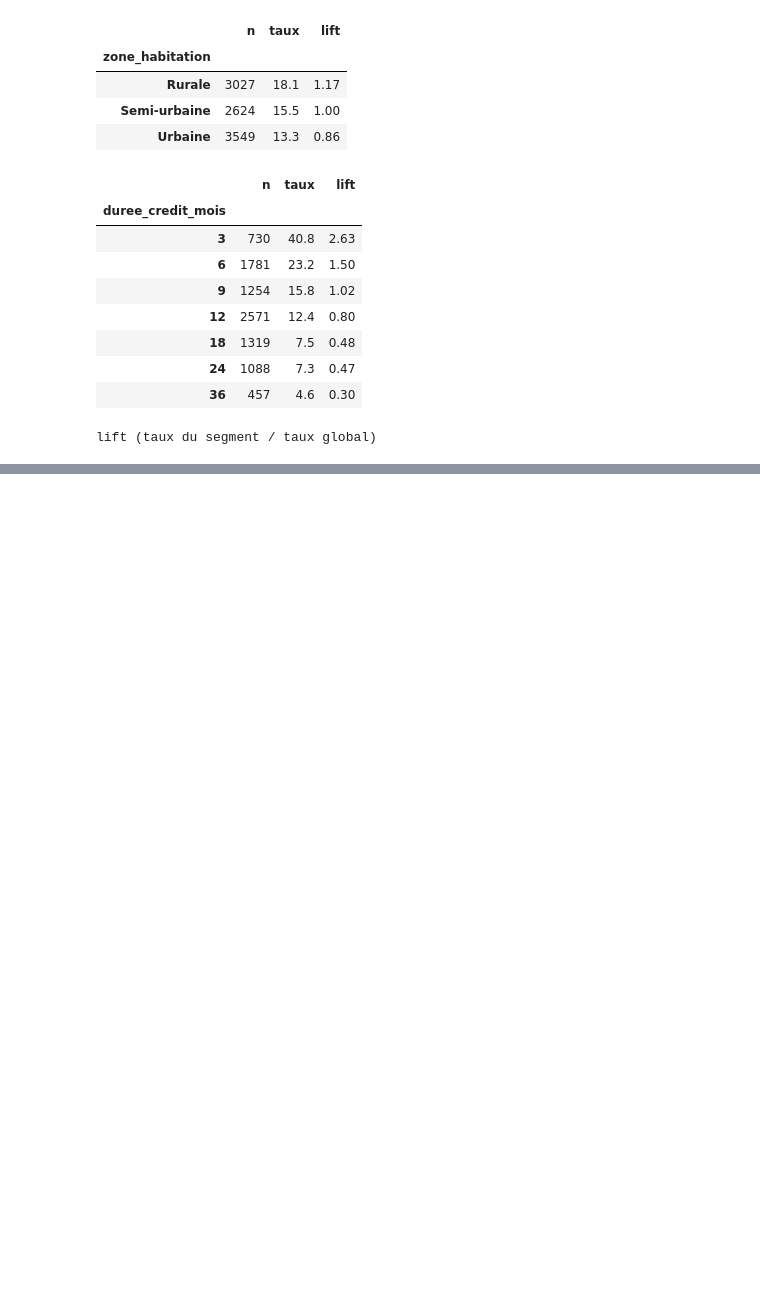
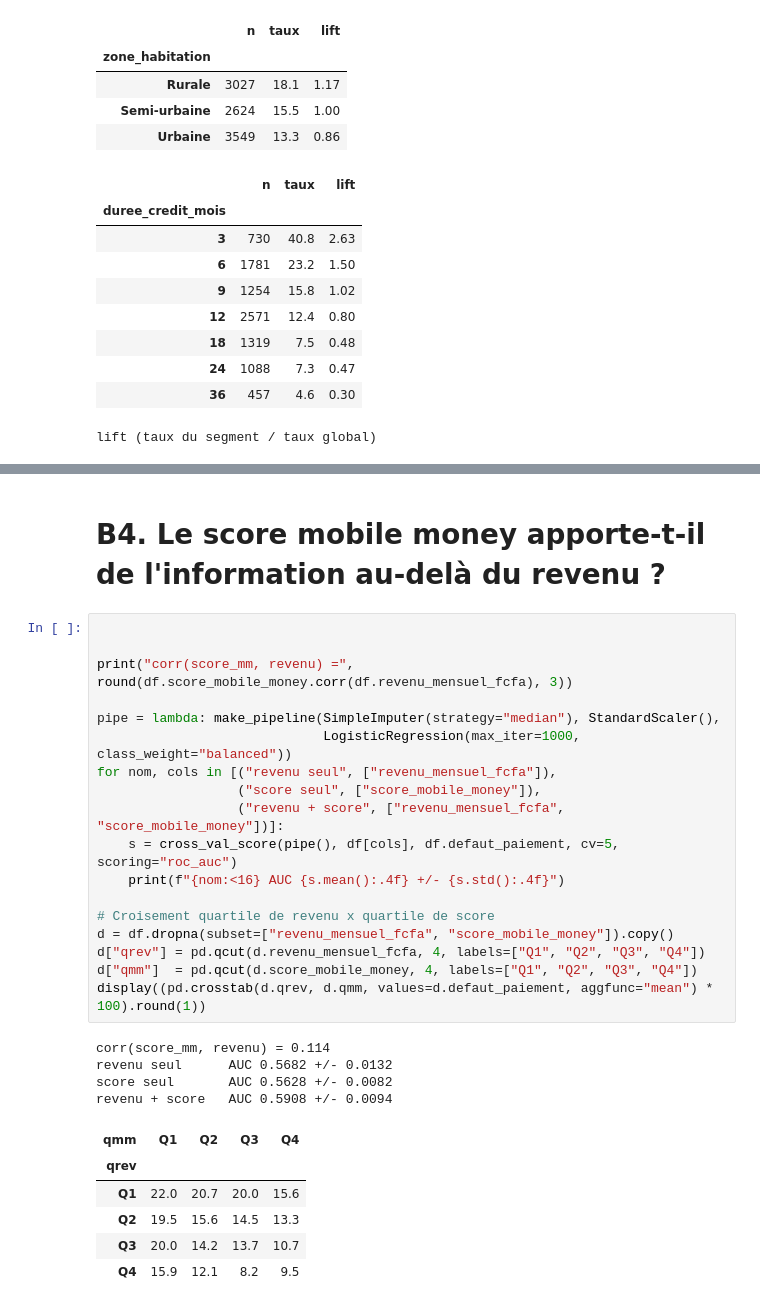
Before and after one commit to perrin1/scoring_credit, a Jupyter notebook: notebook/scoring.ipynb, the cells around one changed output, grey strips where cells are left out. Drawn from its saved outputs; the diff is of its cells as text; blank space fills up the shorter version.

```diff
--- a/notebook/scoring.ipynb
+++ b/notebook/scoring.ipynb
@@ -562,0 +639,31 @@ lift (taux du segment / taux global)
+# %% [markdown]
+# B4. Le score mobile money apporte-t-il de l'information au-delà du revenu ?
+# %%
+
+
+print("corr(score_mm, revenu) =", round(df.score_mobile_money.corr(df.revenu_mensuel_fcfa), 3))
+
+pipe = lambda: make_pipeline(SimpleImputer(strategy="median"), StandardScaler(),
+                             LogisticRegression(max_iter=1000, class_weight="balanced"))
+for nom, cols in [("revenu seul", ["revenu_mensuel_fcfa"]),
+                  ("score seul", ["score_mobile_money"]),
+                  ("revenu + score", ["revenu_mensuel_fcfa", "score_mobile_money"])]:
+    s = cross_val_score(pipe(), df[cols], df.defaut_paiement, cv=5, scoring="roc_auc")
+    print(f"{nom:<16} AUC {s.mean():.4f} +/- {s.std():.4f}")
+
+# Croisement quartile de revenu x quartile de score
+d = df.dropna(subset=["revenu_mensuel_fcfa", "score_mobile_money"]).copy()
+d["qrev"] = pd.qcut(d.revenu_mensuel_fcfa, 4, labels=["Q1", "Q2", "Q3", "Q4"])
+d["qmm"]  = pd.qcut(d.score_mobile_money, 4, labels=["Q1", "Q2", "Q3", "Q4"])
+display((pd.crosstab(d.qrev, d.qmm, values=d.defaut_paiement, aggfunc="mean") * 100).round(1))
+# %% [output]
+corr(score_mm, revenu) = 0.114
+revenu seul      AUC 0.5682 +/- 0.0132
+score seul       AUC 0.5628 +/- 0.0082
+revenu + score   AUC 0.5908 +/- 0.0094
+| qmm | Q1 | Q2 | Q3 | Q4 |
+| qrev |  |  |  |  |
+| Q1 | 22.0 | 20.7 | 20.0 | 15.6 |
+| Q2 | 19.5 | 15.6 | 14.5 | 13.3 |
+| Q3 | 20.0 | 14.2 | 13.7 | 10.7 |
+| Q4 | 15.9 | 12.1 | 8.2 | 9.5 |
```
Also changed, not shown: parts of 7 cells of this notebook, 4 other files.
